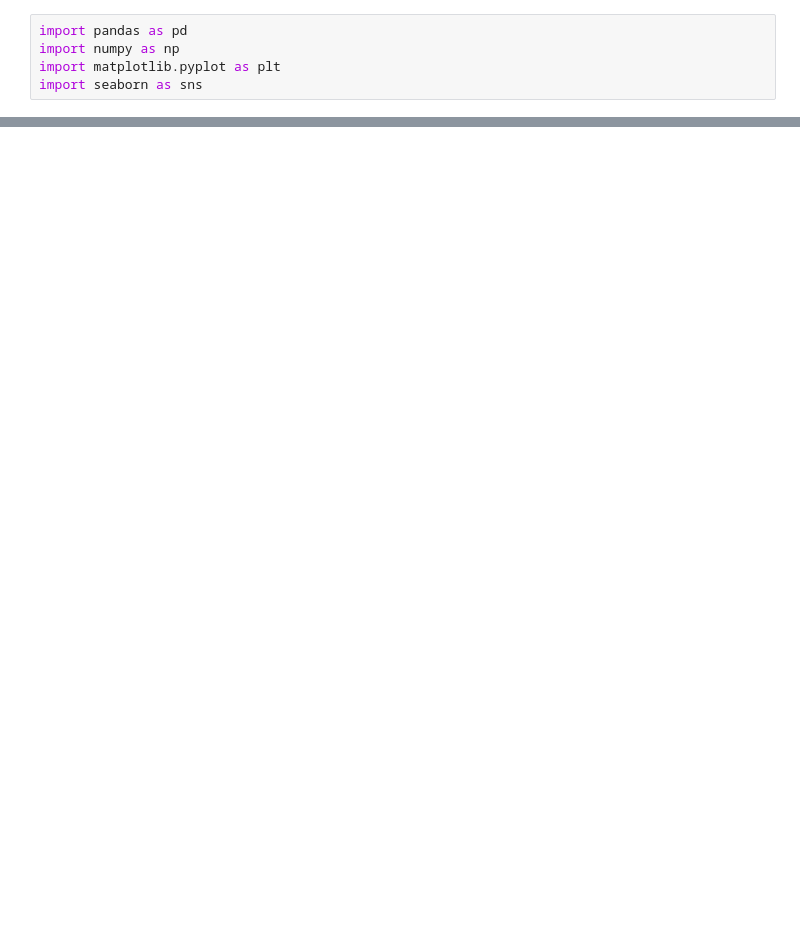
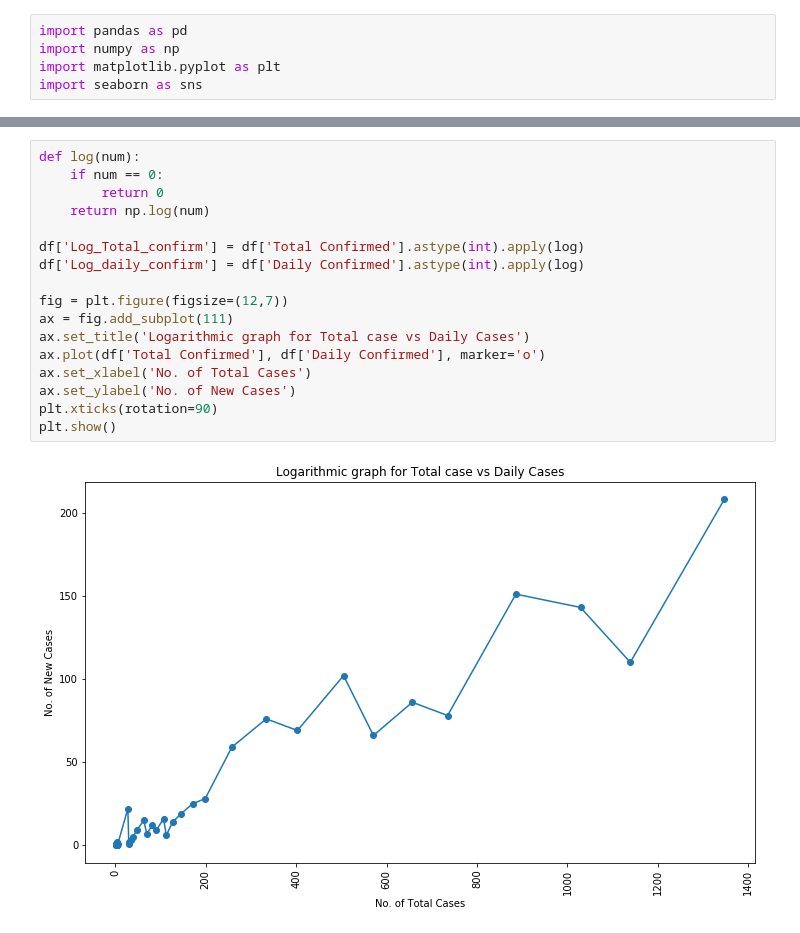
Before and after one commit to rayshu/CoVID-Tracker-India, a Jupyter notebook: Trend Analysis.ipynb, the cells around one changed output, grey strips where cells are left out. Cells and saved outputs as stored; diff of their text form; blank space fills up the shorter version.

```diff
--- a/Trend Analysis.ipynb
+++ b/Trend Analysis.ipynb
@@ -63,0 +100,19 @@ plt.show()
+# %%
+def log(num):
+    if num == 0:
+        return 0
+    return np.log(num)
+
+df['Log_Total_confirm'] = df['Total Confirmed'].astype(int).apply(log)
+df['Log_daily_confirm'] = df['Daily Confirmed'].astype(int).apply(log)
+
+fig = plt.figure(figsize=(12,7))
+ax = fig.add_subplot(111)
+ax.set_title('Logarithmic graph for Total case vs Daily Cases')
+ax.plot(df['Total Confirmed'], df['Daily Confirmed'], marker='o')
+ax.set_xlabel('No. of Total Cases')
+ax.set_ylabel('No. of New Cases')
+plt.xticks(rotation=90)
+plt.show()
+# %% [output]
+[figure, added]
```
Also changed, not shown: parts of 7 cells of this notebook, 1 other file.
